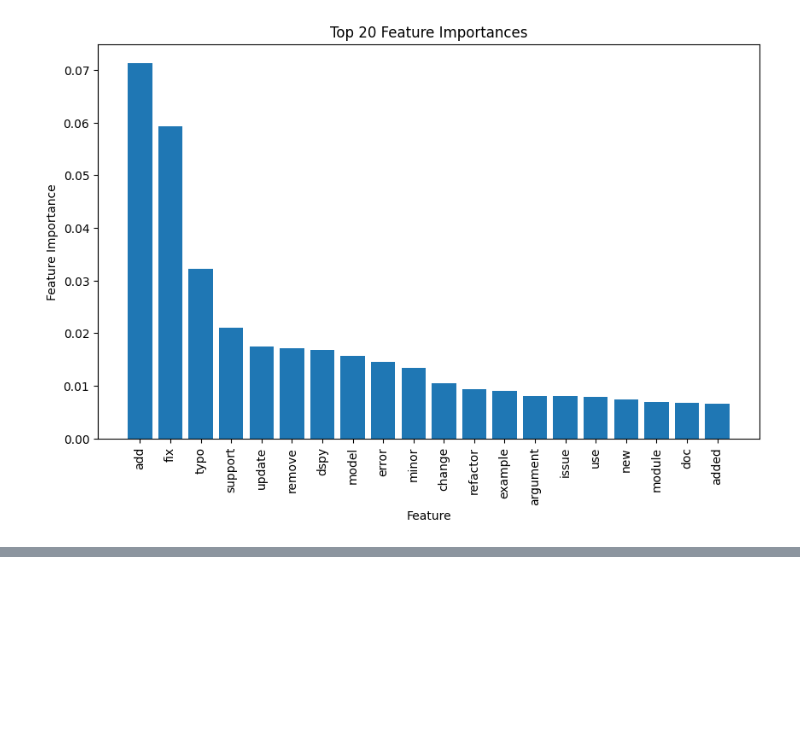
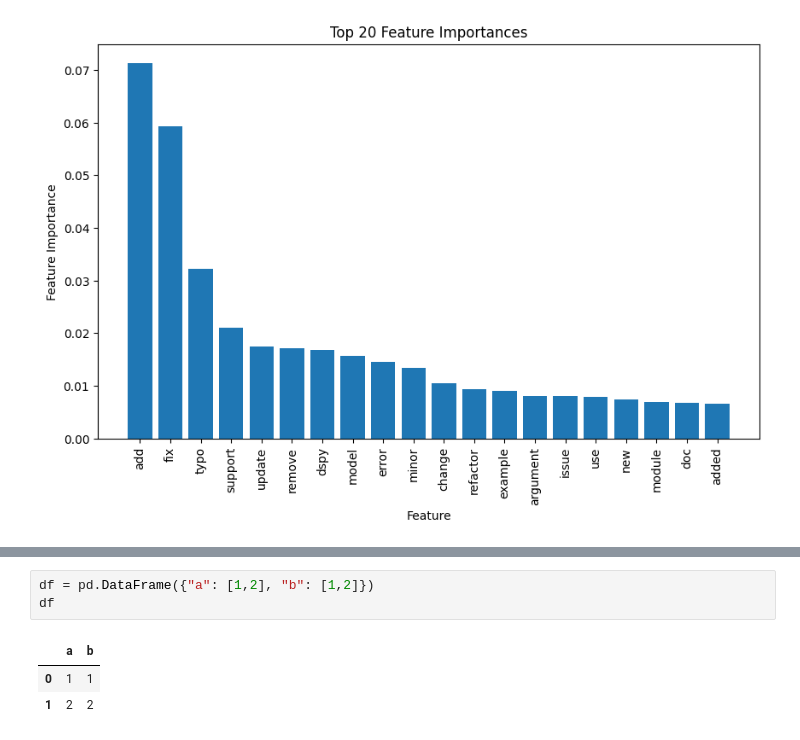
Before and after one commit to NightD116/Characterizing-iteration-in-software-developement, a Jupyter notebook: GitHub_data_extraction.ipynb, the cells around one changed output, grey strips where cells are left out. Cells and saved outputs as stored; diff of their text form; blank space fills up the shorter version.

```diff
--- a/GitHub_data_extraction.ipynb
+++ b/GitHub_data_extraction.ipynb
@@ -439,0 +524,7 @@ plt.show()
+# %%
+df = pd.DataFrame({"a": [1,2], "b": [1,2]})
+df
+# %% [output]
+|  | a | b |
+| 0 | 1 | 1 |
+| 1 | 2 | 2 |
```
Also changed, not shown: parts of 18 cells of this notebook, 7 other files.
